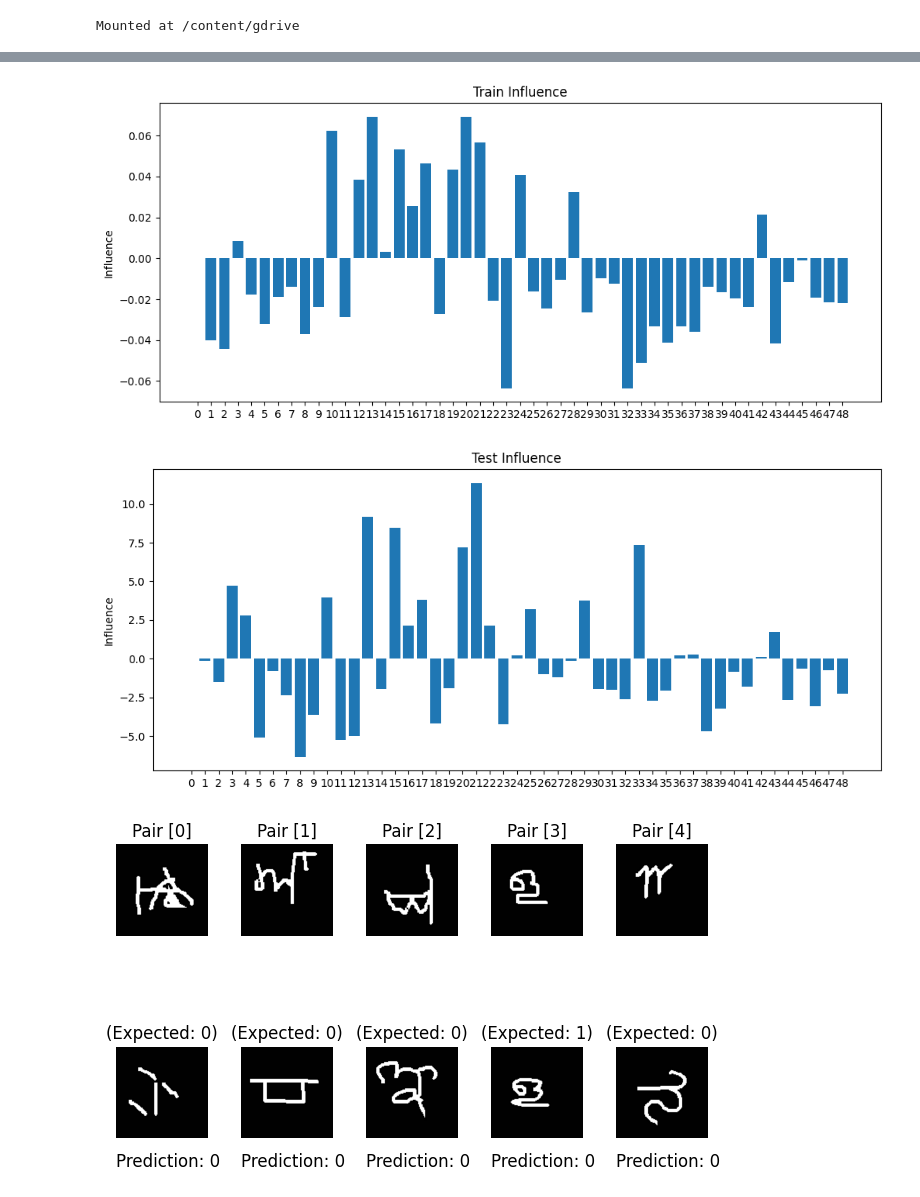
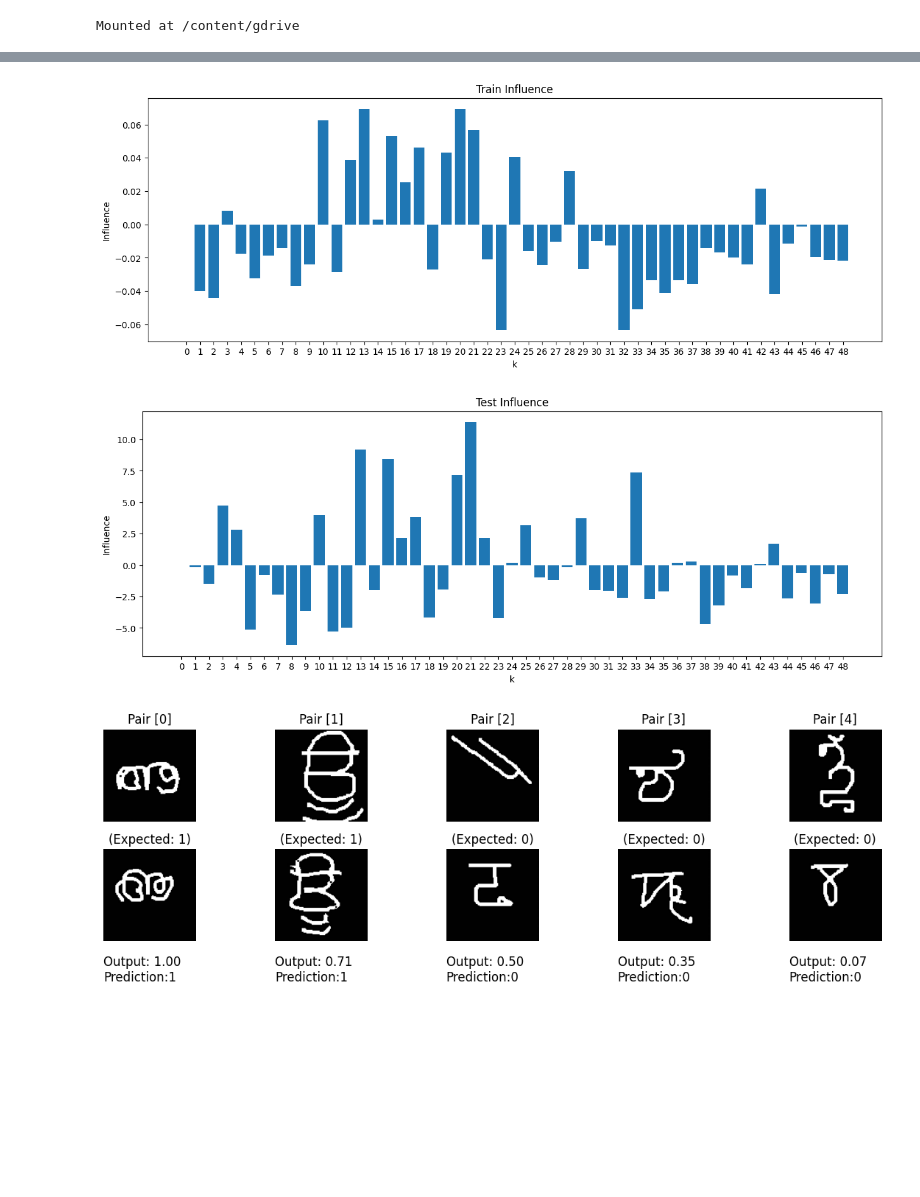
Before and after one commit to VicenteGM123/proyectoAP, a Jupyter notebook: NotebookProyectoAP.ipynb, the cells around one changed output, grey strips where cells are left out. Drawn from its saved outputs; the diff is of its cells as text; code cells hidden in the pictures; blank space fills up the shorter version.

```diff
--- a/NotebookProyectoAP.ipynb
+++ b/NotebookProyectoAP.ipynb
@@ -580,41 +574,43 @@ def bar_plot_influence(influence, title):
     # Extract x labels and y values from the data
     x_labels = [item[0] for item in influence]
     y_values = [item[1] for item in influence]
-    plt.figure(figsize=(12, 5))
+    plt.figure(figsize=(15, 5))
 
     # Create a bar plot
     plt.bar(range(len(x_labels)), y_values)
 
     # Set x-axis labels
     plt.xticks(range(len(x_labels)))
 
     # Set y-axis label
     plt.ylabel('Influence')
 
+    plt.xlabel('k')
+
     # Set plot title
     plt.title(title)
 
     # Display the plot
     plt.show()
 
 def get_influence(drive_path, train_or_test="train"):
-    paths_list = paths_list = [path.split('.')[0] for path in listdir(drive_path) if not "incremental" in path]
+    paths_list = [path.split('.')[0] for path in listdir(drive_path) if not "incremental" in path]
     all_logs_paths = sorted(paths_list, key=lambda x: int(x.split('_')[3]))
     acc_original = load_logs(all_logs_paths[0])[train_or_test]["acc"][-1]
     influence = []
     for log_path in all_logs_paths:
         log_loaded = load_logs(log_path)
         # get last element of acc of log
         acc = log_loaded[train_or_test]["acc"][-1]
         influence.append([(log_path.split("_")[2],log_path.split("_")[3]), acc_original-acc])
     return influence
 
 bar_plot_influence(get_influence(drive_path), "Train Influence")
 
 bar_plot_influence(get_influence(drive_path, "test"), "Test Influence")
 # %% [output]
-[figure, old version]
+[figure, new version]
-[figure, old version]
+[figure, new version]
 # %%
 
 def plot_images(analyzer, model, test_loader, num_pairs=5):
@@ -629,26 +625,31 @@ def plot_images(analyzer, model, test_loader, num_pairs=5):
             imgs1, imgs2, targets = imgs1.to(device), imgs2.to(device), targets.to(device)
             outputs = model(imgs1, imgs2).squeeze()
             pred = torch.where(outputs > analyzer.threshold, 1, 0)
+
+            fig, axs = plt.subplots(2, num_pairs, figsize=(12, 4))
             # Convert tensors to numpy arrays and reshape
             for j in range(num_pairs):
                 img1 = np.transpose(imgs1[j].cpu().numpy(), (1, 2, 0))
                 img2 = np.transpose(imgs2[j].cpu().numpy(), (1, 2, 0))
                 label = f"Expected: {int(targets[j])}"
 
-                plt.subplot(2, num_pairs, j + 1)
-                plt.imshow(img1.astype(np.uint8))
-                plt.axis('off')
-                plt.title(f'Pair [{j}]')
+                axs[0, j].imshow(img1.astype(np.uint8))
+                axs[0, j].axis('off')
+                axs[0, j].set_title(f'Pair [{j}]')
 
-                plt.subplot(2, num_pairs, num_pairs + j + 1)
-                plt.imshow(img2.astype(np.uint8))
-                plt.axis('off')
-                plt.title(f'({label})')
-                plt.text(0, -0.15, f'Prediction: {pred[j]}', transform=plt.gca().transAxes, fontsize=12, ha='left', va='top')
+                axs[1, j].imshow(img2.astype(np.uint8))
+                axs[1, j].axis('off')
+                axs[1, j].set_title(f'({label})')
+                axs[1, j].text(0, -0.15, f'Output: {outputs[j]:.2f}\nPrediction:{pred[j]}', transform=axs[1, j].transAxes, fontsize=12, ha='left', va='top')
+
+                # Add a vertical line between the pairs
+                if j < num_pairs - 1:
+                    axs[0, j].axvline(x=axs[0, j].get_xlim()[1], color='black', linestyle='--')
+                    axs[1, j].axvline(x=axs[1, j].get_xlim()[1], color='black', linestyle='--')
             break
     plt.tight_layout()
     plt.show()
 
 plot_images(analyzer, analyzer.model_pretrained, test_loader)
 # %% [output]
-[figure, old version]
+[figure, new version]
```
Also changed, not shown: parts of 9 cells of this notebook.
